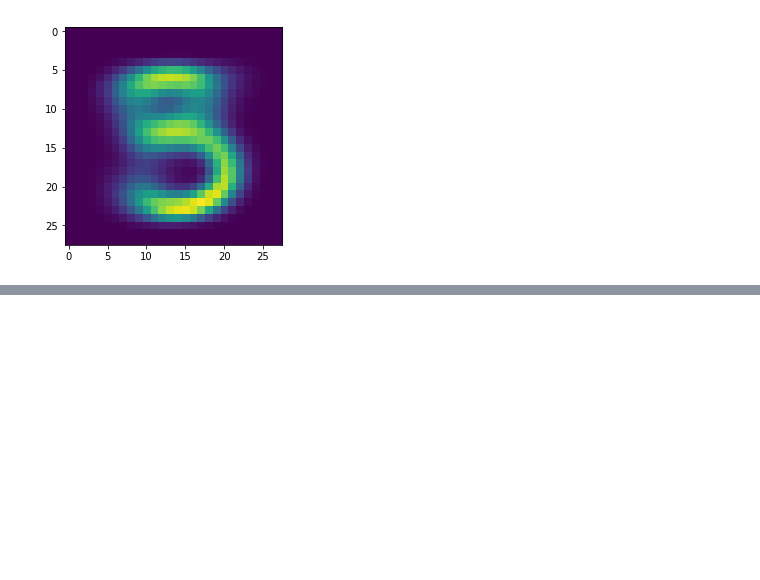
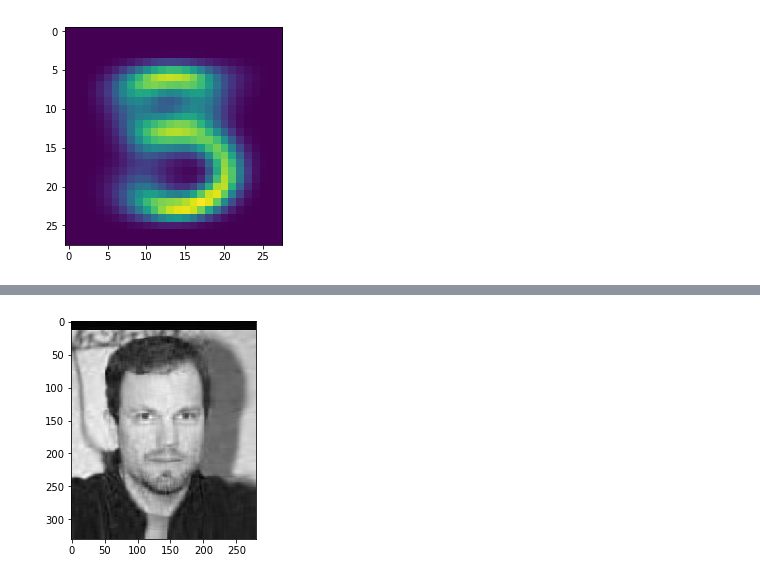
Before and after one commit to sunghew/cs189, a Jupyter notebook: hw7/hw7.ipynb, the cells around one changed output, grey strips where cells are left out. Cells and saved outputs as stored; diff of their text form; code cells hidden in the pictures; blank space fills up the shorter version.

```diff
--- a/hw7/hw7.ipynb
+++ b/hw7/hw7.ipynb
@@ -128,0 +151,6 @@ Iteration 95 starting: diffs 3
+# %%
+rank20 = rank_approx(20, face_img)
+plt.imshow(rank20, cmap='gray' )
+plt.savefig('rank20-face.png')
+# %% [output]
+[figure, added]
```
Also changed, not shown: parts of 19 cells of this notebook.
